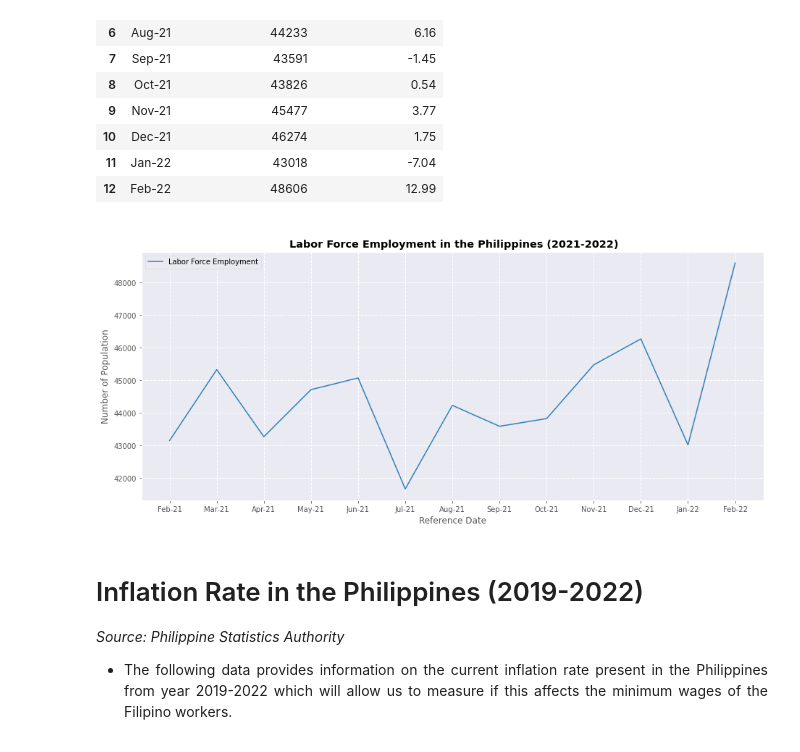
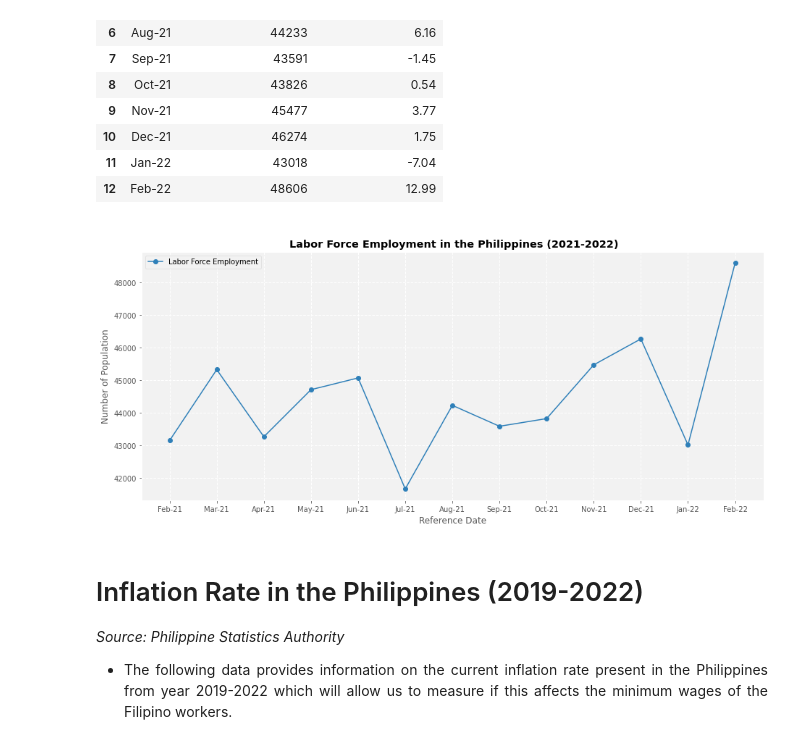
Before and after one commit to kryzlerahne/IT3205_FilipinoDataAlliance, a Jupyter notebook: Codes/The_Future_Pay_Visualizations.ipynb, the cells around one changed output. Saved outputs shown, nothing was run; the diff lists cells and outputs as text; code cells hidden in the pictures.

```diff
--- a/Codes/The_Future_Pay_Visualizations.ipynb
+++ b/Codes/The_Future_Pay_Visualizations.ipynb
@@ -234,14 +234,14 @@ Percentage = df["Percentage"]
 f = plt.figure(tight_layout=True)
 f.set_figwidth(13)
 f.set_figheight(7)
-plt.rcParams['axes.facecolor'] = '#EAEAF2'
+plt.rcParams['axes.facecolor'] = '#F2F2F2'
 
 #Creating plots
 plt.title("\n Unemployment Rate in Philippines", fontweight="bold")
 plt.xlabel("Reference Date")
 plt.ylabel("Percentage")
 plt.grid(color = 'white', linestyle = '--', linewidth = 1)
-plt.plot(Date, Percentage, '-', linewidth=2)
+plt.plot(Date, Percentage, 'o-', linewidth=2)
 plt.legend(labels=['Unemployment Rate'])
 plt.show()
 # %% [output]
@@ -275,24 +275,24 @@ display(df.iloc[0:, 0:3])
 # %%
 #getting all the values stored in the dataframe/csv
 Date = df["Date"]
 People = df["Thousands of People"]
 
 #changing the size of visualization
 f = plt.figure(tight_layout=True)
 f.set_figwidth(13)
 f.set_figheight(6)
-plt.rcParams['axes.facecolor'] = '#EAEAF2'
+plt.rcParams['axes.facecolor'] = '#F2F2F2'
 
 #creating the plot
-plt.plot(Date, People, c= '#2F80B9')
+plt.plot(Date, People, 'o-', c= '#2F80B9')
 plt.title("\n Labor Force Employment in the Philippines (2021-2022)", fontweight="bold")
 plt.xlabel("Reference Date")
 plt.ylabel("Number of Population")
 plt.grid(color = 'white', linestyle = '--', linewidth = 1)
 plt.legend(labels=['Labor Force Employment'])
 plt.show()
 # %% [output]
-[figure, old version]
+[figure, new version]
 # %% [markdown]
 # Inflation Rate in the Philippines (2019-2022)
 *Source: Philippine Statistics Authority*
```
Also changed, not shown: parts of 1 cell of this notebook.
